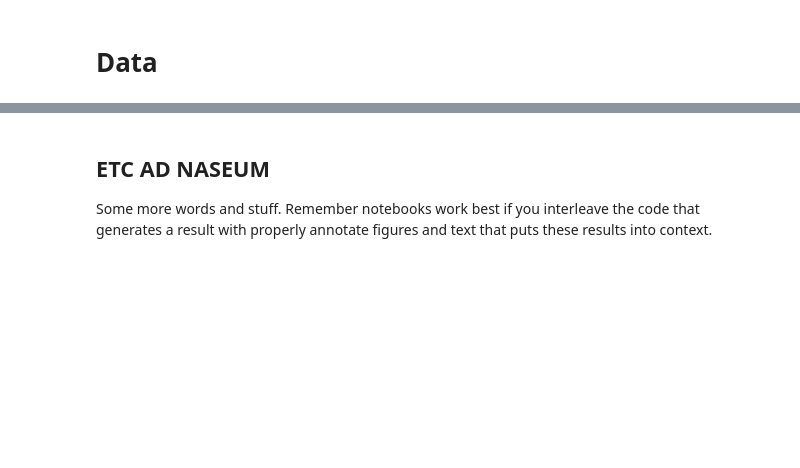
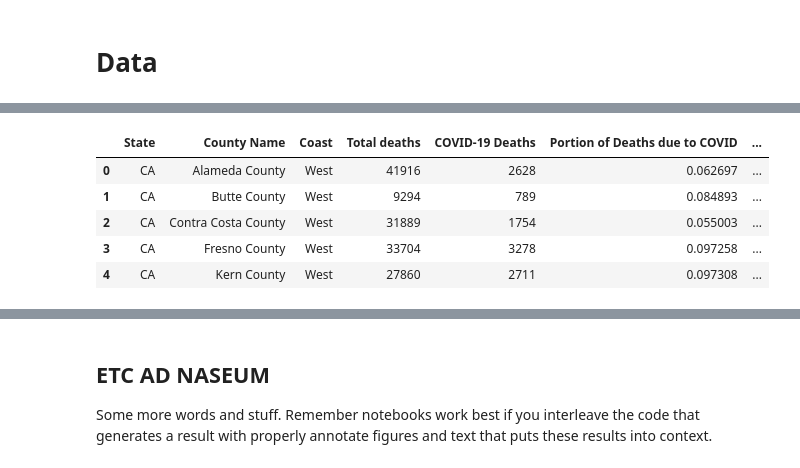
Before and after one commit to kshtwr/COVID-Mortality-Rate-in-Diverse-Cities, a Jupyter notebook: FinalProject_Group116_WI24.ipynb, the cells around one changed output, grey strips where cells are left out. Cells and saved outputs as stored; diff of their text form; code cells hidden in the pictures; blank space fills up the shorter version.

Commit message:
added our info

```diff
--- a/FinalProject_Group116_WI24.ipynb
+++ b/FinalProject_Group116_WI24.ipynb
@@ -81,0 +91,48 @@ Carry out whatever EDA you need to for your project.  Because every project will
+# %%
+# The next few codes is how we cleaned our dataset
+
+# Clean Data to only include rows for deaths from COVID-19
+df = df[df['Indicator'] == 'Distribution of COVID-19 deaths (%)']
+df.reset_index(drop=True, inplace=True)
+
+# Clean Data to only include coastal states(Column with East, West)
+coast_states = ['WA', 'OR', 'CA', 'ME', 'NH', 'MA', 'RI', 'CT', 'NY', 'NJ', 'PA', 'DE', 'MD', 'VA', 'NC', 'SC', 'GA', 'FL']
+df['Coast'] = df['State'].apply(lambda x: 'West' if x in ['CA', 'OR', 'WA'] else 'East')
+df = df[df['State'].isin(coast_states)]
+df.shape
+
+# 170 coastal counties where theres info for Non-Hispanic Whites, Non-Hispanic Blacks, Hispanics, Non-Hispanic Asians
+mask_white = df['Non-Hispanic White'].notna()
+mask_black = df['Non-Hispanic Black'].notna()
+mask_asian = df['Non-Hispanic Asian'].notna()
+mask_hispanic = df['Hispanic'].notna()
+combined_mask = mask_white & mask_black & mask_hispanic &mask_asian
+num_rows_non_nan = combined_mask.sum()
+
+#One of the biggest challenges we were thinking about was that a lot of counties had different or missing information for ethnicities. Some counties have information for every ethnicity, while others have missing data for one ethnicity only or for many ethnicities. Taking a look at the data, at least a significant number of counties had information for Non-Hispanic White, Black and Asians and Hispanics, which we felt was strong enough to analyze racial data trends for these counties. Thus we kept counties which had information for these categories and added one which were all ethnicities outside of these.
+# Drop counties where theres missing info in any of aforementioned columns
+df = df[combined_mask]
+df.reset_index(drop=True, inplace=True)
+df['Non-White, Non-Black, Non-Hispanic, Non-Asian'] = 1 - df['Non-Hispanic White'] - df['Non-Hispanic Black'] - df['Hispanic'] - df['Non-Hispanic Asian']
+
+# Drop unnecessary columns, Remember Data is from 01/01/2020 to 09/23/2023
+df = df.drop(['Data as of', 'Start Date', 'End Date', 'Urban Rural Code', 'FIPS State', 'FIPS Code','FIPS County', 'Indicator'], axis=1)
+
+# Rearrange the columns to have data arranged in desirable order
+df = df[["State","County Name", "Coast","Total deaths", "COVID-19 Deaths","Non-Hispanic White","Non-Hispanic Black", "Hispanic", "Non-Hispanic Asian", "Non-White, Non-Black, Non-Hispanic, Non-Asian", "Non-Hispanic American Indian or Alaska Native","Non-Hispanic Native Hawaiian or Other Pacific Islander","Other","Urban Rural Description","Footnote"]]
+
+# Because we standardized the ethnicity data above, we decide to remove all data for specific ethnicities which we are not observing and only keep the ones that we described above.
+df = df.drop(['Non-Hispanic American Indian or Alaska Native','Non-Hispanic Native Hawaiian or Other Pacific Islander', 'Other', 'Footnote'], axis=1)
+
+# Taking care of the portion of Deaths within our data and creating/adding a column to our df
+df.insert(5, "Portion of Deaths due to COVID", df["COVID-19 Deaths"] / df["Total deaths"])
+df.head()
+
+# Df now has 170 rows and 12 columns
+# %% [output]
+|  | State | County Name | Coast | Total deaths | COVID-19 Deaths | Portion of Deaths due to COVID | ... |
+| 0 | CA | Alameda County | West | 41916 | 2628 | 0.062697 | ... |
+| 1 | CA | Butte County | West | 9294 | 789 | 0.084893 | ... |
+| 2 | CA | Contra Costa County | West | 31889 | 1754 | 0.055003 | ... |
+| 3 | CA | Fresno County | West | 33704 | 3278 | 0.097258 | ... |
+| 4 | CA | Kern County | West | 27860 | 2711 | 0.097308 | ... |
```
Also changed, not shown: parts of 24 cells of this notebook.
